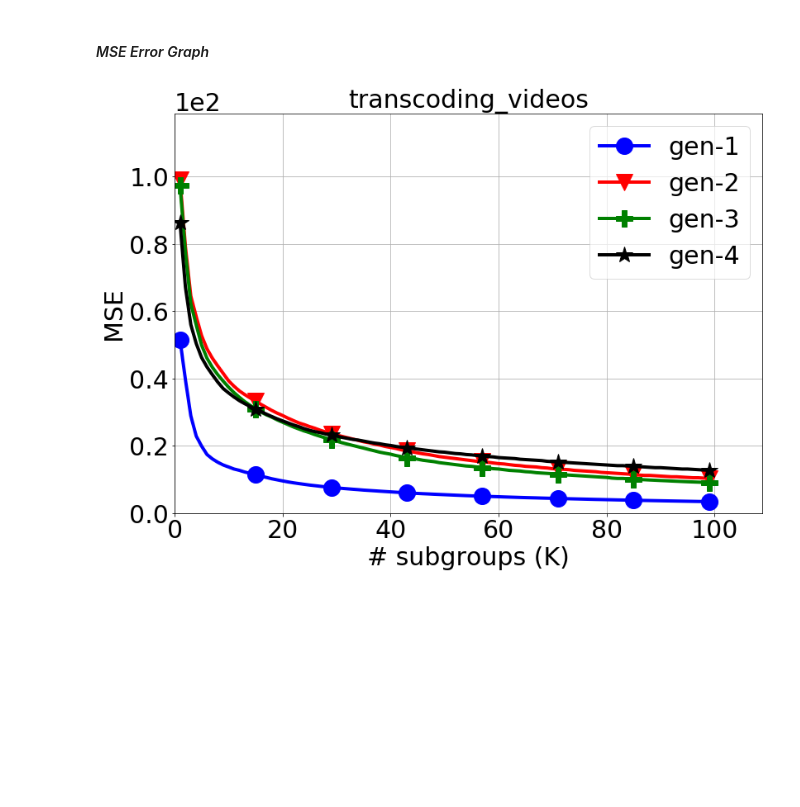
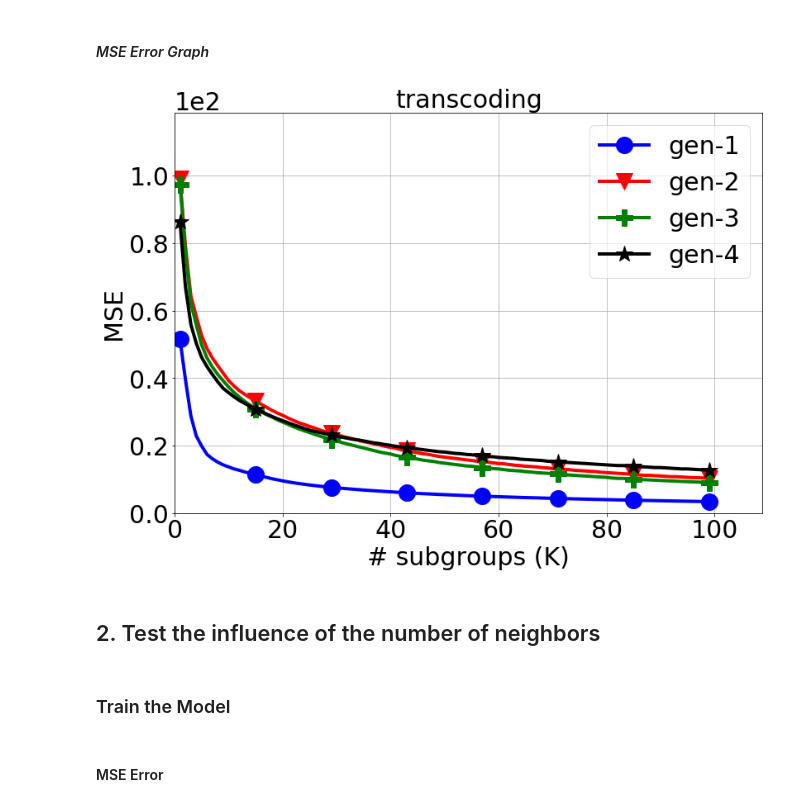
Before and after one commit to RemilYoucef/split-sd4x-dm2l, a Jupyter notebook: tabular data/regression/Benchmarks/3. transcoding videos/supplementary tests/trans_tests_eval.ipynb, the cells around one changed output. Saved outputs shown, nothing was run; the diff lists cells and outputs as text; code cells hidden in the pictures; blank space fills up the shorter version.

Commit message:
add supp test for transcoding vid bench

```diff
--- a/tabular data/regression/Benchmarks/3. transcoding videos/supplementary tests/trans_tests_eval.ipynb
+++ b/tabular data/regression/Benchmarks/3. transcoding videos/supplementary tests/trans_tests_eval.ipynb
@@ -113,6 +112,8 @@ f_mse.close()
 # %% [markdown]
 ####  *MSE Error Graph*
 # %%
-plotMSEwrtNbModels('transcoding_videos',path)
+plotMSEwrtNbModels('transcoding',path)
 # %% [output]
-[figure, old version]
+[figure, new version]
+# %% [markdown]
+## 2. Test the influence of the number of neighbors
@@ -118,0 +145,2 @@ plotMSEwrtNbModels('transcoding_videos',path)
+# %% [markdown]
+### Train the Model
@@ -118,0 +157,2 @@ plotMSEwrtNbModels('transcoding_videos',path)
+# %% [markdown]
+####  MSE Error
```
Also changed, not shown: parts of 25 cells of this notebook, 28 other files.
